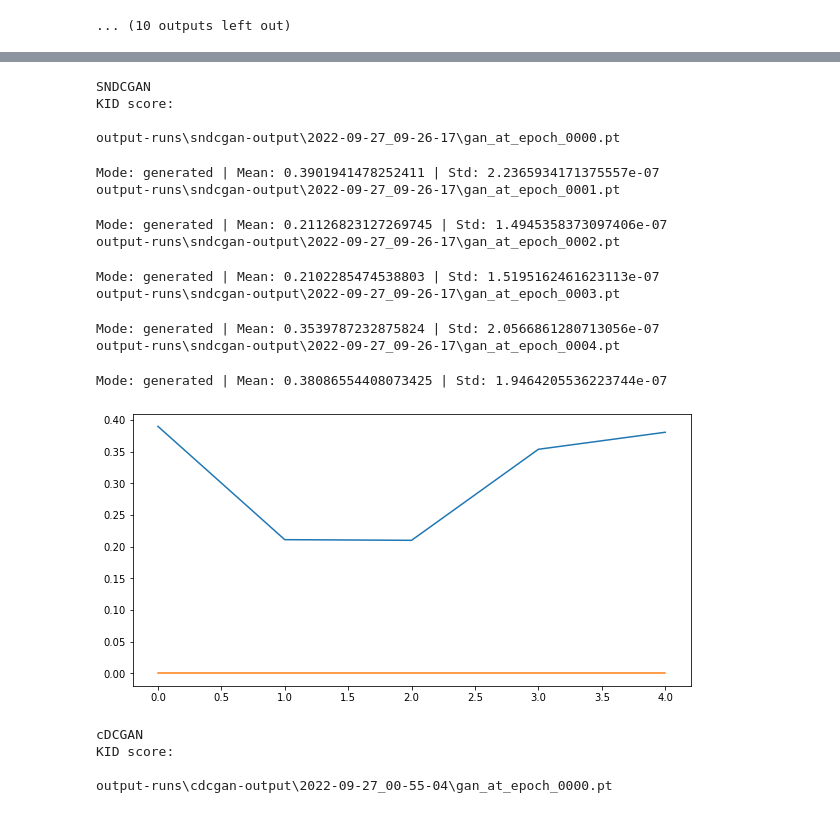
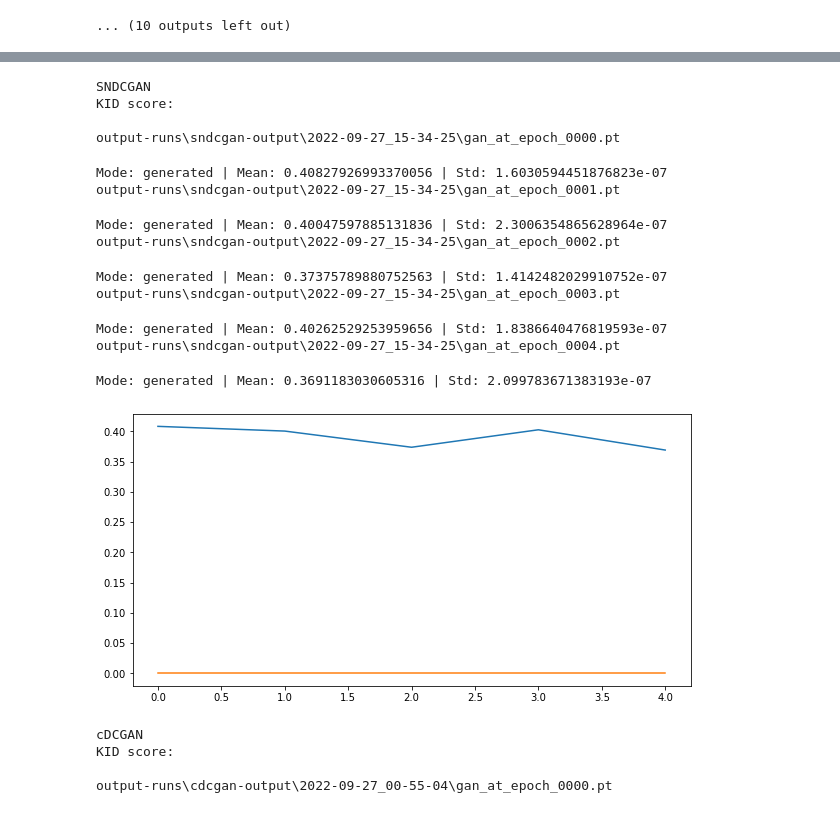
Before and after one commit to milenabruseva/thismovieposterdoesntexist, a Jupyter notebook: kid_evaluation.ipynb, the cells around one changed output, grey strips where cells are left out. Cells and saved outputs as stored; diff of their text form; code cells hidden in the pictures.

```diff
--- a/kid_evaluation.ipynb
+++ b/kid_evaluation.ipynb
@@ -173,25 +190,25 @@ RuntimeError: Error(s) in loading state_dict for Generator:
 # %%
 generator, _ = sndcgan.create_gan(num_img_channels=NUM_IMG_CHANNELS,
                                               num_noise_vec_channels=NUM_NOISE_VEC_CHANNELS,
                                               base_num_out_channels_g=BASE_NUM_OUT_CHANNELS_G_non_conditional,
                                               base_num_out_channels_d=BASE_NUM_OUT_CHANNELS_D, padding_mode=PADDING_MODE,
                                               device=device)
-evaluate_kid("SNDCGAN", "output-runs\\sndcgan-output\\2022-09-27_09-26-17", generator, conditional=False)
+evaluate_kid("SNDCGAN", "output-runs\\sndcgan-output\\2022-09-27_15-34-25", generator, conditional=False)
 # %% [output]
 SNDCGAN
 KID score:
 
-output-runs\sndcgan-output\2022-09-27_09-26-17\gan_at_epoch_0000.pt
+output-runs\sndcgan-output\2022-09-27_15-34-25\gan_at_epoch_0000.pt
-Mode: generated | Mean: 0.3901941478252411 | Std: 2.2365934171375557e-07
-output-runs\sndcgan-output\2022-09-27_09-26-17\gan_at_epoch_0001.pt
+Mode: generated | Mean: 0.40827926993370056 | Std: 1.6030594451876823e-07
+output-runs\sndcgan-output\2022-09-27_15-34-25\gan_at_epoch_0001.pt
-Mode: generated | Mean: 0.21126823127269745 | Std: 1.4945358373097406e-07
-output-runs\sndcgan-output\2022-09-27_09-26-17\gan_at_epoch_0002.pt
+Mode: generated | Mean: 0.40047597885131836 | Std: 2.3006354865628964e-07
+output-runs\sndcgan-output\2022-09-27_15-34-25\gan_at_epoch_0002.pt
-Mode: generated | Mean: 0.2102285474538803 | Std: 1.5195162461623113e-07
-output-runs\sndcgan-output\2022-09-27_09-26-17\gan_at_epoch_0003.pt
+Mode: generated | Mean: 0.37375789880752563 | Std: 1.4142482029910752e-07
+output-runs\sndcgan-output\2022-09-27_15-34-25\gan_at_epoch_0003.pt
-Mode: generated | Mean: 0.3539787232875824 | Std: 2.0566861280713056e-07
-output-runs\sndcgan-output\2022-09-27_09-26-17\gan_at_epoch_0004.pt
+Mode: generated | Mean: 0.40262529253959656 | Std: 1.8386640476819593e-07
+output-runs\sndcgan-output\2022-09-27_15-34-25\gan_at_epoch_0004.pt
-Mode: generated | Mean: 0.38086554408073425 | Std: 1.9464205536223744e-07
+Mode: generated | Mean: 0.3691183030605316 | Std: 2.099783671383193e-07
-[figure, old version]
+[figure, new version]
 # %%
 generator, discriminator = rdcgan.create_gan(img_size=IMAGE_SIZE, img_ratio=IMAGE_SIZE_RATIO,
                                             num_img_channels=NUM_IMG_CHANNELS,
```
Also changed, not shown: parts of 1 cell of this notebook, 1 other file.
